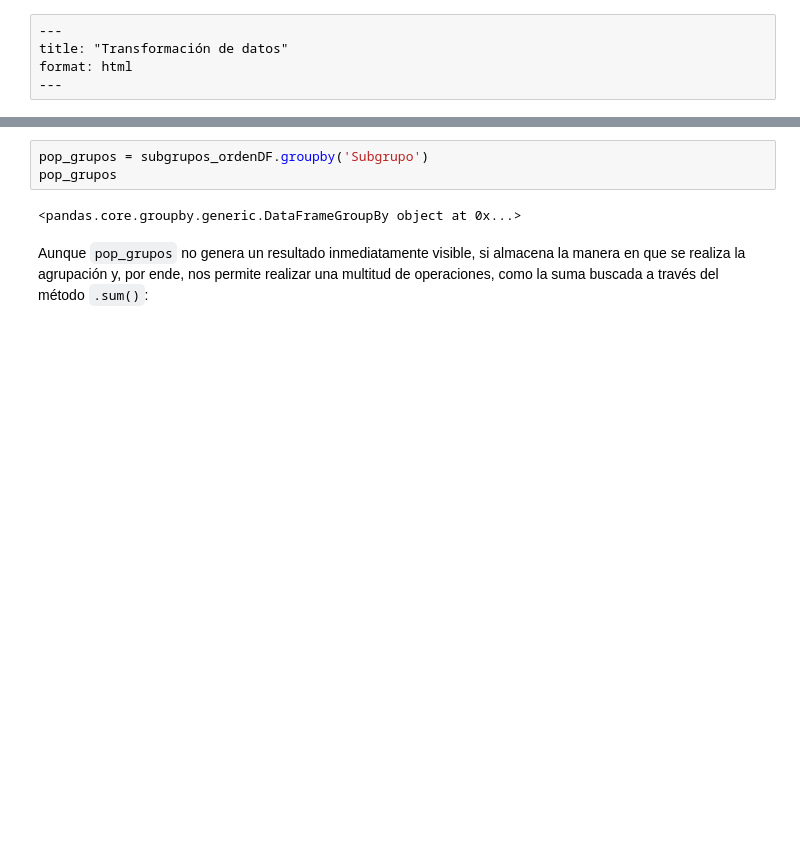
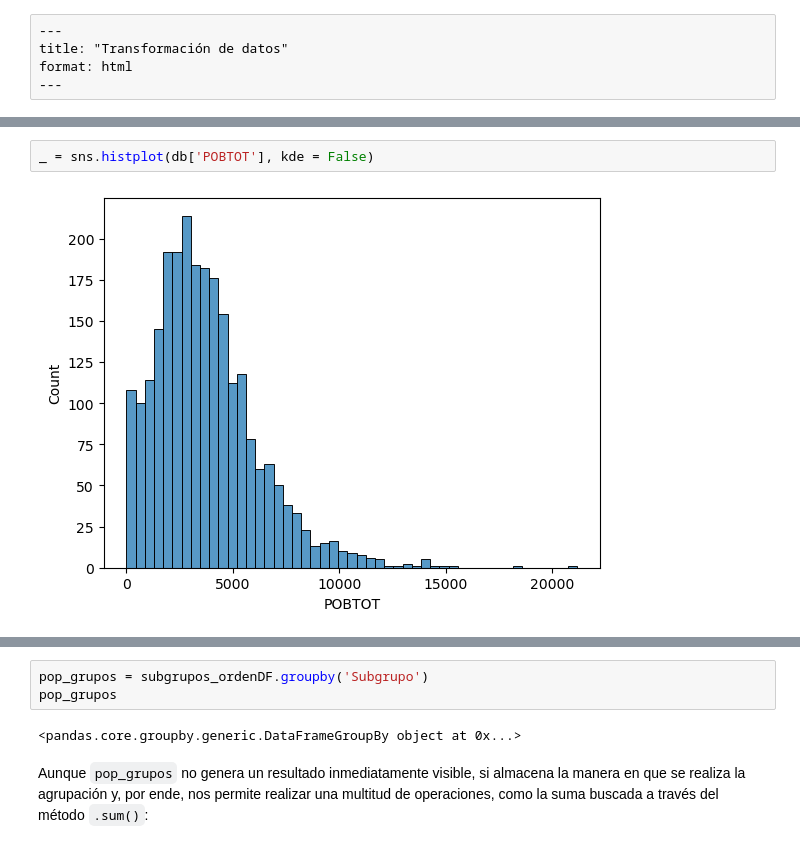
Before and after one commit to CentroGeo/libro-geoinformatica, a Jupyter notebook: parte_1/01_transformacion.ipynb, the cells around one changed output, grey strips where cells are left out. Saved outputs shown, nothing was run; the diff lists cells and outputs as text; blank space fills up the shorter version.

```diff
--- a/parte_1/01_transformacion.ipynb
+++ b/parte_1/01_transformacion.ipynb
@@ -57,0 +404,4 @@ Es posible analizar los primeros elementos de una tabla a través del método `.
+# %%
+_ = sns.histplot(db['POBTOT'], kde = False)
+# %% [output]
+[figure, added]
```
Also changed, not shown: parts of 152 cells of this notebook, 3 other files.
